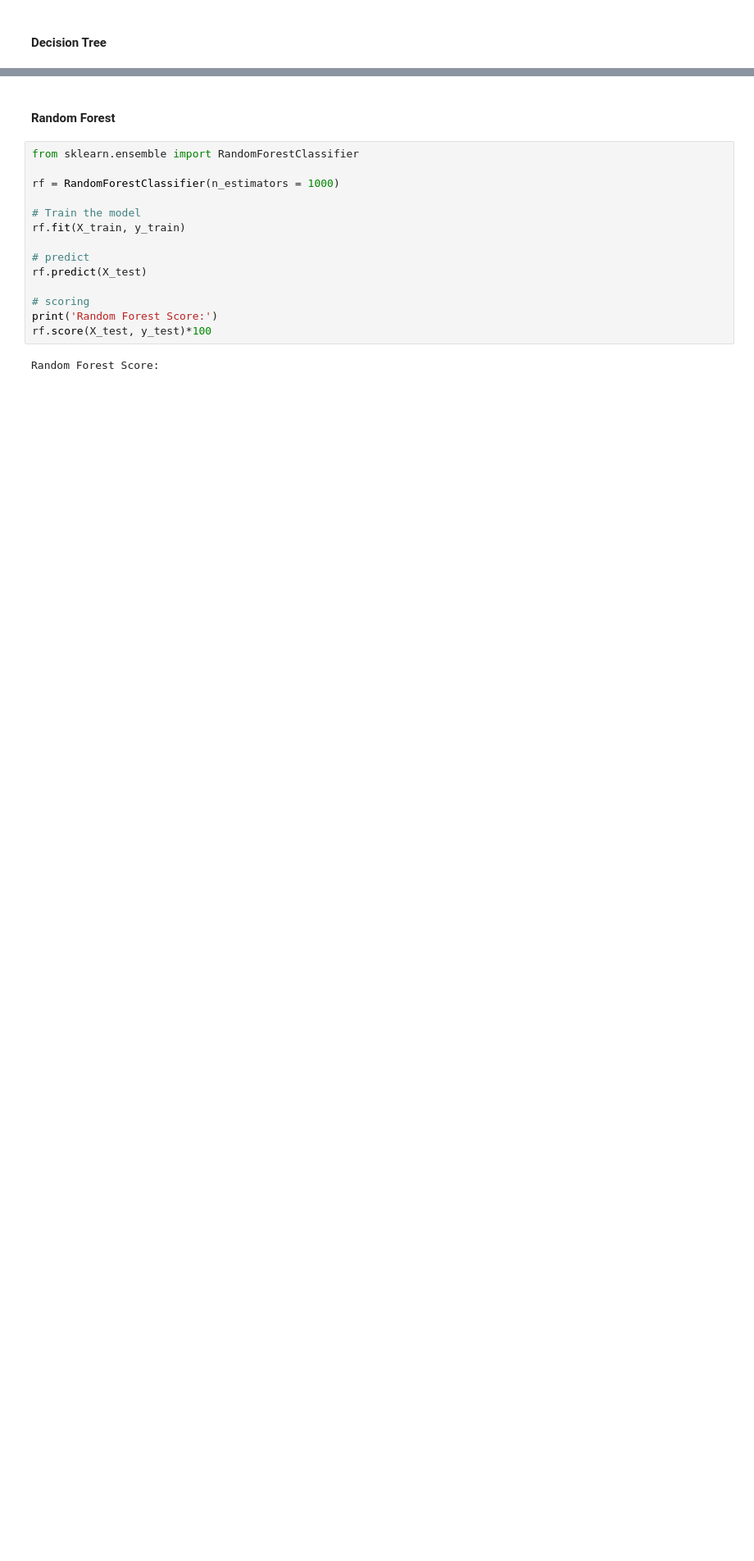
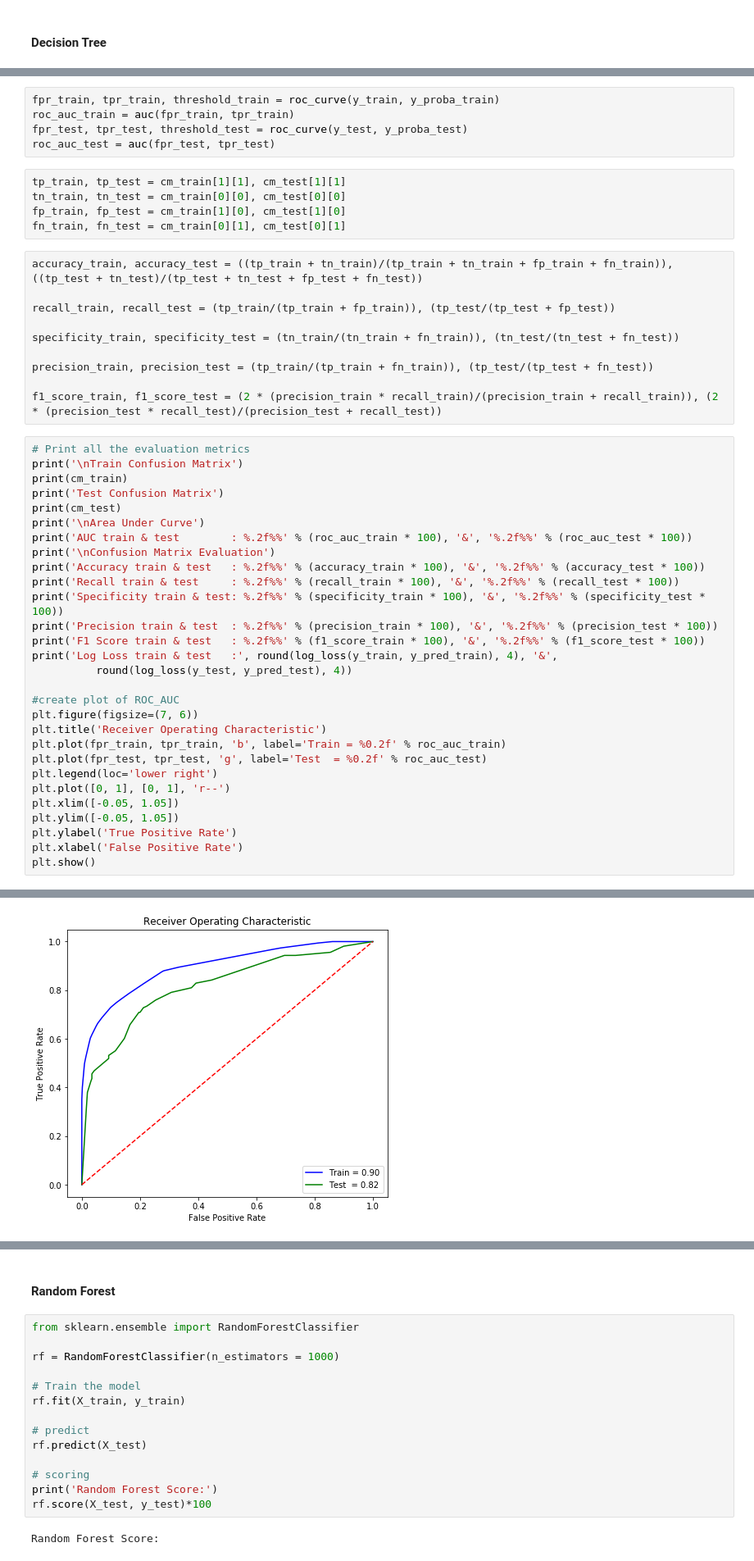
Before and after one commit to fahimhm/titanic_repo, a Jupyter notebook: notebook/predict titanic.ipynb, the cells around one changed output, grey strips where cells are left out. Shown: that part at 82% size. Saved outputs shown, nothing was run; the diff lists cells and outputs as text; blank space fills up the shorter version.

```diff
--- a/notebook/predict titanic.ipynb
+++ b/notebook/predict titanic.ipynb
@@ -184,0 +316,50 @@ With improvement score until 76%, I can conclude decision tree is a better model
+# %%
+fpr_train, tpr_train, threshold_train = roc_curve(y_train, y_proba_train)
+roc_auc_train = auc(fpr_train, tpr_train)
+fpr_test, tpr_test, threshold_test = roc_curve(y_test, y_proba_test)
+roc_auc_test = auc(fpr_test, tpr_test)
+# %%
+tp_train, tp_test = cm_train[1][1], cm_test[1][1]
+tn_train, tn_test = cm_train[0][0], cm_test[0][0]
+fp_train, fp_test = cm_train[1][0], cm_test[1][0]
+fn_train, fn_test = cm_train[0][1], cm_test[0][1]
+# %%
+accuracy_train, accuracy_test = ((tp_train + tn_train)/(tp_train + tn_train + fp_train + fn_train)), ((tp_test + tn_test)/(tp_test + tn_test + fp_test + fn_test))
+
+recall_train, recall_test = (tp_train/(tp_train + fp_train)), (tp_test/(tp_test + fp_test))
+
+specificity_train, specificity_test = (tn_train/(tn_train + fn_train)), (tn_test/(tn_test + fn_test))
+
+precision_train, precision_test = (tp_train/(tp_train + fn_train)), (tp_test/(tp_test + fn_test))
+
+f1_score_train, f1_score_test = (2 * (precision_train * recall_train)/(precision_train + recall_train)), (2 * (precision_test * recall_test)/(precision_test + recall_test))
+# %%
+# Print all the evaluation metrics
+print('\nTrain Confusion Matrix')
+print(cm_train)
+print('Test Confusion Matrix')
+print(cm_test)
+print('\nArea Under Curve')
+print('AUC train & test        : %.2f%%' % (roc_auc_train * 100), '&', '%.2f%%' % (roc_auc_test * 100))
+print('\nConfusion Matrix Evaluation')
+print('Accuracy train & test   : %.2f%%' % (accuracy_train * 100), '&', '%.2f%%' % (accuracy_test * 100))
+print('Recall train & test     : %.2f%%' % (recall_train * 100), '&', '%.2f%%' % (recall_test * 100))
+print('Specificity train & test: %.2f%%' % (specificity_train * 100), '&', '%.2f%%' % (specificity_test * 100))
+print('Precision train & test  : %.2f%%' % (precision_train * 100), '&', '%.2f%%' % (precision_test * 100))
+print('F1 Score train & test   : %.2f%%' % (f1_score_train * 100), '&', '%.2f%%' % (f1_score_test * 100))
+print('Log Loss train & test   :', round(log_loss(y_train, y_pred_train), 4), '&',
+          round(log_loss(y_test, y_pred_test), 4))
+
+#create plot of ROC_AUC
+plt.figure(figsize=(7, 6))
+plt.title('Receiver Operating Characteristic')
+plt.plot(fpr_train, tpr_train, 'b', label='Train = %0.2f' % roc_auc_train)
+plt.plot(fpr_test, tpr_test, 'g', label='Test  = %0.2f' % roc_auc_test)
+plt.legend(loc='lower right')
+plt.plot([0, 1], [0, 1], 'r--')
+plt.xlim([-0.05, 1.05])
+plt.ylim([-0.05, 1.05])
+plt.ylabel('True Positive Rate')
+plt.xlabel('False Positive Rate')
+plt.show()
+# %% [output]
@@ -184,0 +383 @@ With improvement score until 76%, I can conclude decision tree is a better model
+[figure, added]
```
Also changed, not shown: parts of 44 cells of this notebook.
